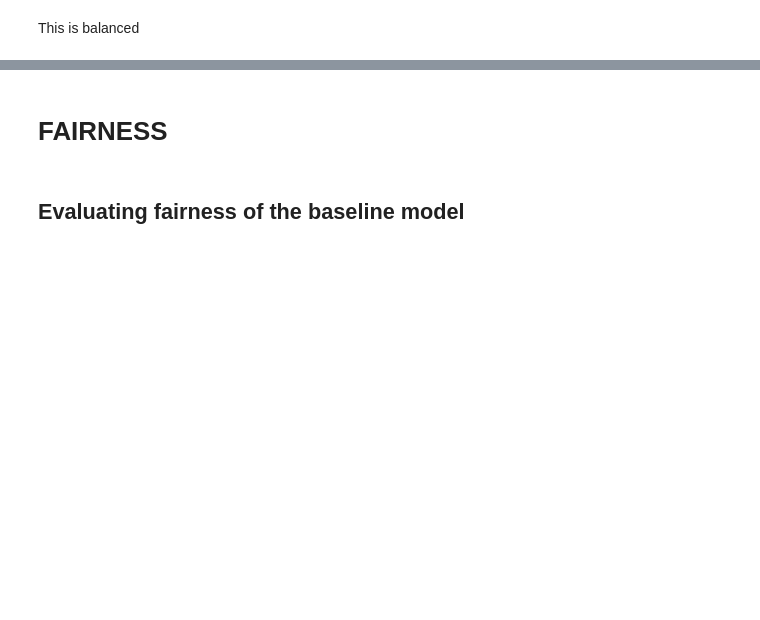
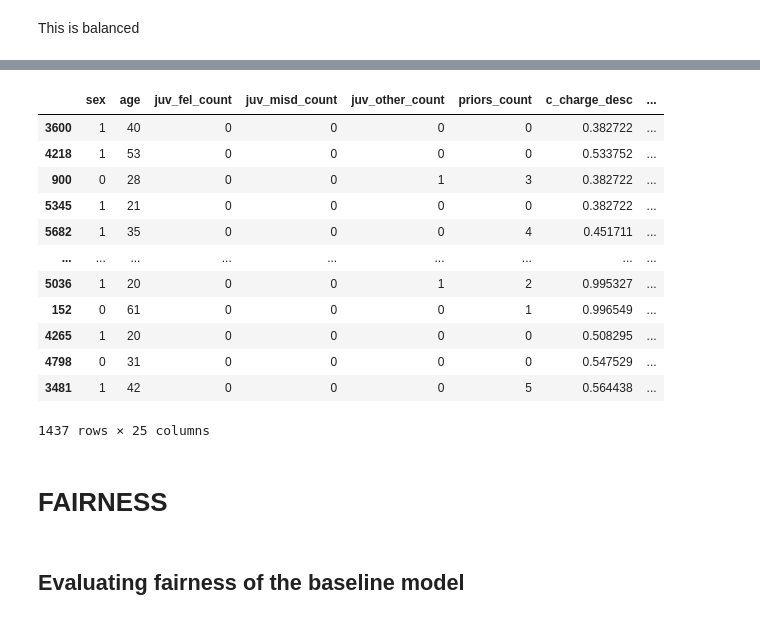
Before and after one commit to RU-Insane/compas-fairness-privacy-tradeoff-analysis, a Jupyter notebook: main/baseline/ModellingData_MLP.ipynb, the cells around one changed output, grey strips where cells are left out. Cells and saved outputs as stored; diff of their text form; code cells hidden in the pictures; blank space fills up the shorter version.

```diff
--- a/main/baseline/ModellingData_MLP.ipynb
+++ b/main/baseline/ModellingData_MLP.ipynb
@@ -344,3 +381,19 @@ This is balanced
+# %%
+X_test.drop(['id'], axis = 1)
+# %% [output]
+|  | sex | age | juv_fel_count | juv_misd_count | juv_other_count | priors_count | c_charge_desc | ... |
+| 3600 | 1 | 40 | 0 | 0 | 0 | 0 | 0.382722 | ... |
+| 4218 | 1 | 53 | 0 | 0 | 0 | 0 | 0.533752 | ... |
+| 900 | 0 | 28 | 0 | 0 | 1 | 3 | 0.382722 | ... |
+| 5345 | 1 | 21 | 0 | 0 | 0 | 0 | 0.382722 | ... |
+| 5682 | 1 | 35 | 0 | 0 | 0 | 4 | 0.451711 | ... |
+| ... | ... | ... | ... | ... | ... | ... | ... | ... |
+| 5036 | 1 | 20 | 0 | 0 | 1 | 2 | 0.995327 | ... |
+| 152 | 0 | 61 | 0 | 0 | 0 | 1 | 0.996549 | ... |
+| 4265 | 1 | 20 | 0 | 0 | 0 | 0 | 0.508295 | ... |
+| 4798 | 0 | 31 | 0 | 0 | 0 | 0 | 0.547529 | ... |
+| 3481 | 1 | 42 | 0 | 0 | 0 | 5 | 0.564438 | ... |
+1437 rows × 25 columns
 # %% [markdown]
 <H1>FAIRNESS</H1>
 # %% [markdown]
```
Also changed, not shown: parts of 14 cells of this notebook, 5 other files.
